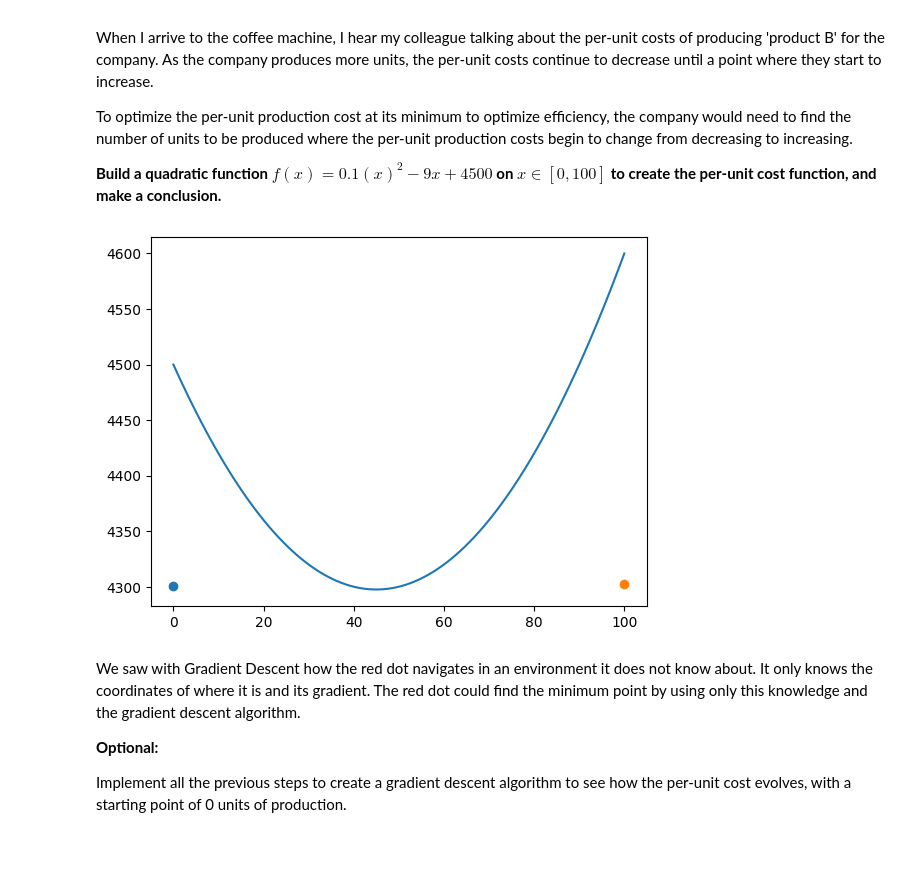
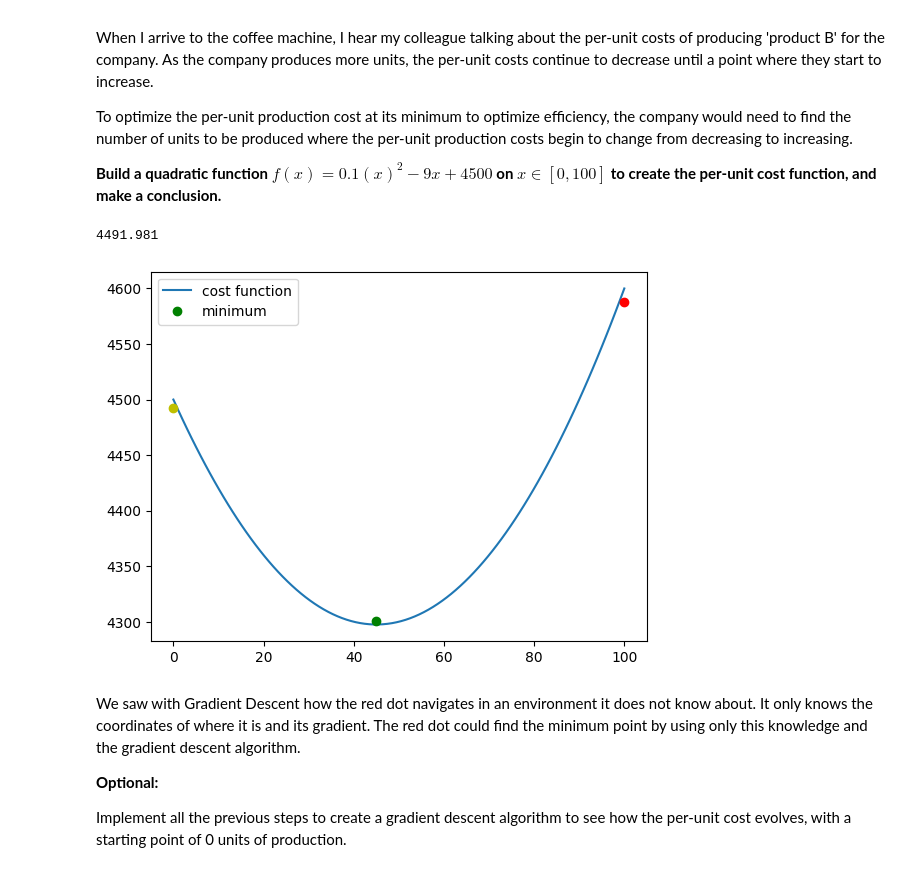
Before and after one commit to 4GeeksAcademy/bertuzzi-calculus-and-algebra-problems-with-python, a Jupyter notebook: notebook/problems.ipynb, the cells around one changed output. Cells and saved outputs as stored; diff of their text form; code cells hidden in the pictures.

```diff
--- a/notebook/problems.ipynb
+++ b/notebook/problems.ipynb
@@ -272,25 +272,31 @@ To optimize the per-unit production cost at its minimum to optimize efficiency,
 # %%
 # Define and plot the function
 def f(x): return 0.1*(x**2) - 9 * x + 4500
 def df(x): return 0.2 * x - 9
 
-def gradient_descent(x, nsteps=100):
+def gradient_descent(x, nsteps=1):
     collectXs = [x]
     learning_rate = 1e-01
     for i in range(0,nsteps):
         x-= df(x) * learning_rate
         collectXs.append(x)
     return x, collectXs
 
+print(f(gradient_descent(0)[0]))
+
+
 plt.figure()
 x_values = np.linspace(0,100,100)
 y_values= f(x_values)
-plt.plot(x_values, y_values)
-plt.scatter(0, f(gradient_descent(0)[0]))
-plt.scatter(100, f(gradient_descent(100)[0]))
+plt.plot(x_values, y_values, label='cost function')
+plt.plot(0, f(gradient_descent(0)[0]), 'yo')
+plt.plot(100, f(gradient_descent(100)[0]), 'ro')
+plt.plot(gradient_descent(0, nsteps=1000)[0],f(gradient_descent(0, nsteps=100)[0]), 'go', label='minimum')
+plt.legend()
 plt.show()
 # %% [output]
+4491.981
-[figure, old version]
+[figure, new version]
 # %% [markdown]
 We saw with Gradient Descent how the red dot navigates in an environment it does not know about. It only knows the coordinates of where it is and its gradient. The red dot could find the minimum point by using only this knowledge and the gradient descent algorithm.
 
```
